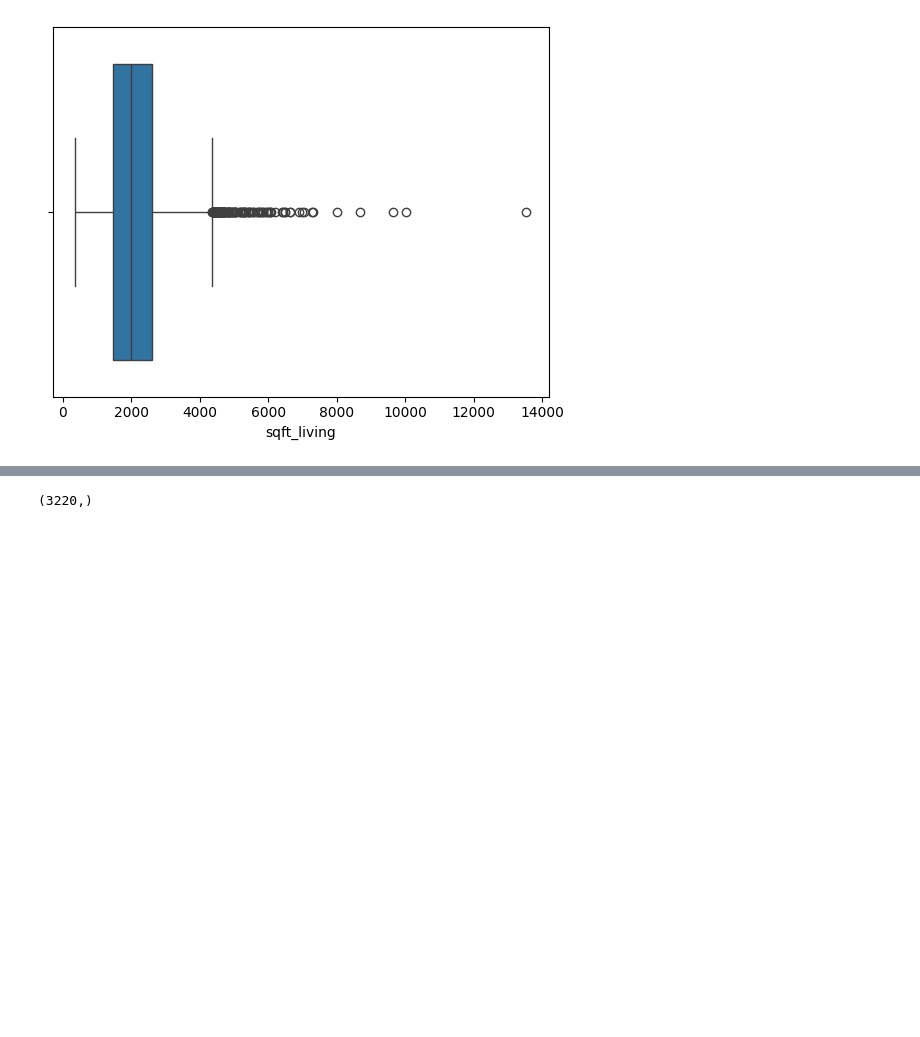
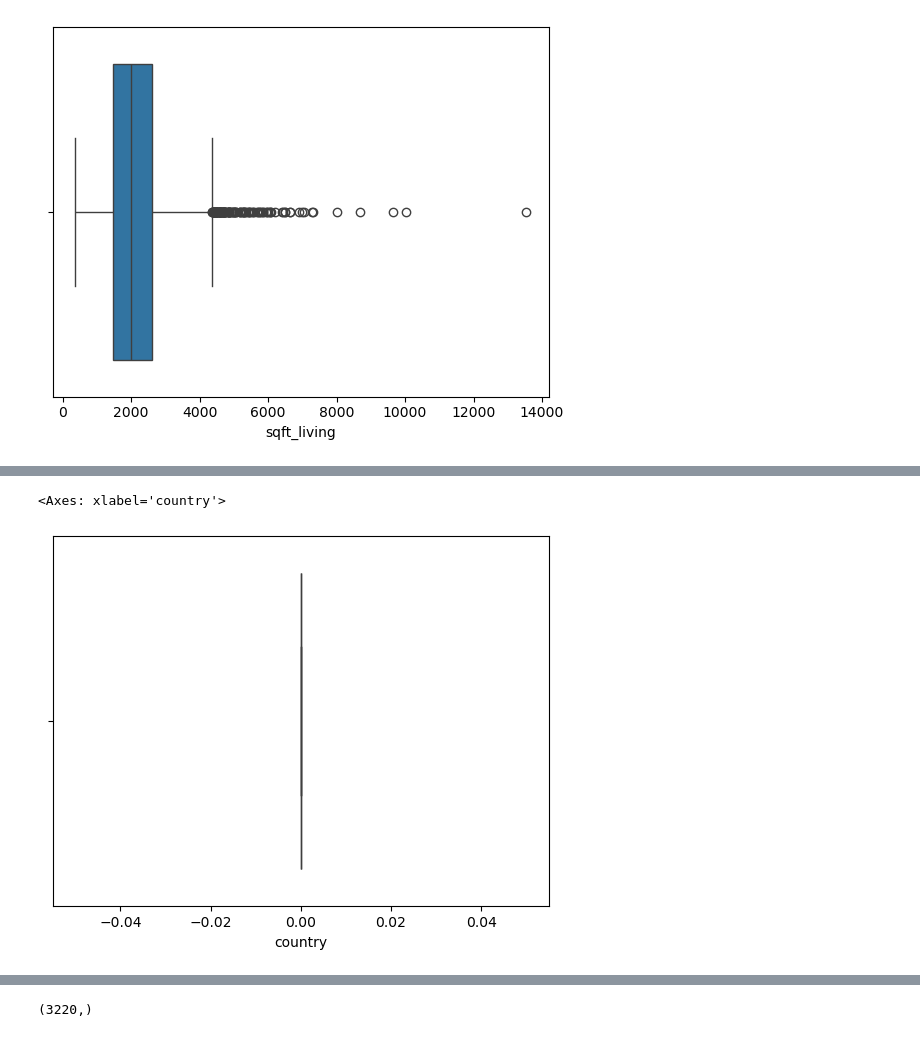
Before and after one commit to saurabhack/house_price_prediction_ML_project, a Jupyter notebook: HousePricePrediction.ipynb, the cells around one changed output, grey strips where cells are left out. Saved outputs shown, nothing was run; the diff lists cells and outputs as text; code cells hidden in the pictures; blank space fills up the shorter version.

```diff
--- a/HousePricePrediction.ipynb
+++ b/HousePricePrediction.ipynb
@@ -430,3 +433,8 @@ sns.boxplot(x=data['street_Shangri-La Way NW'])
+# %%
+sns.boxplot(x=data.country)
+# %% [output]
+<Axes: xlabel='country'>
+[figure, added]
 # %%
 data=data.drop("date",axis=1)
 # %%
```
Also changed, not shown: parts of 28 cells of this notebook.
